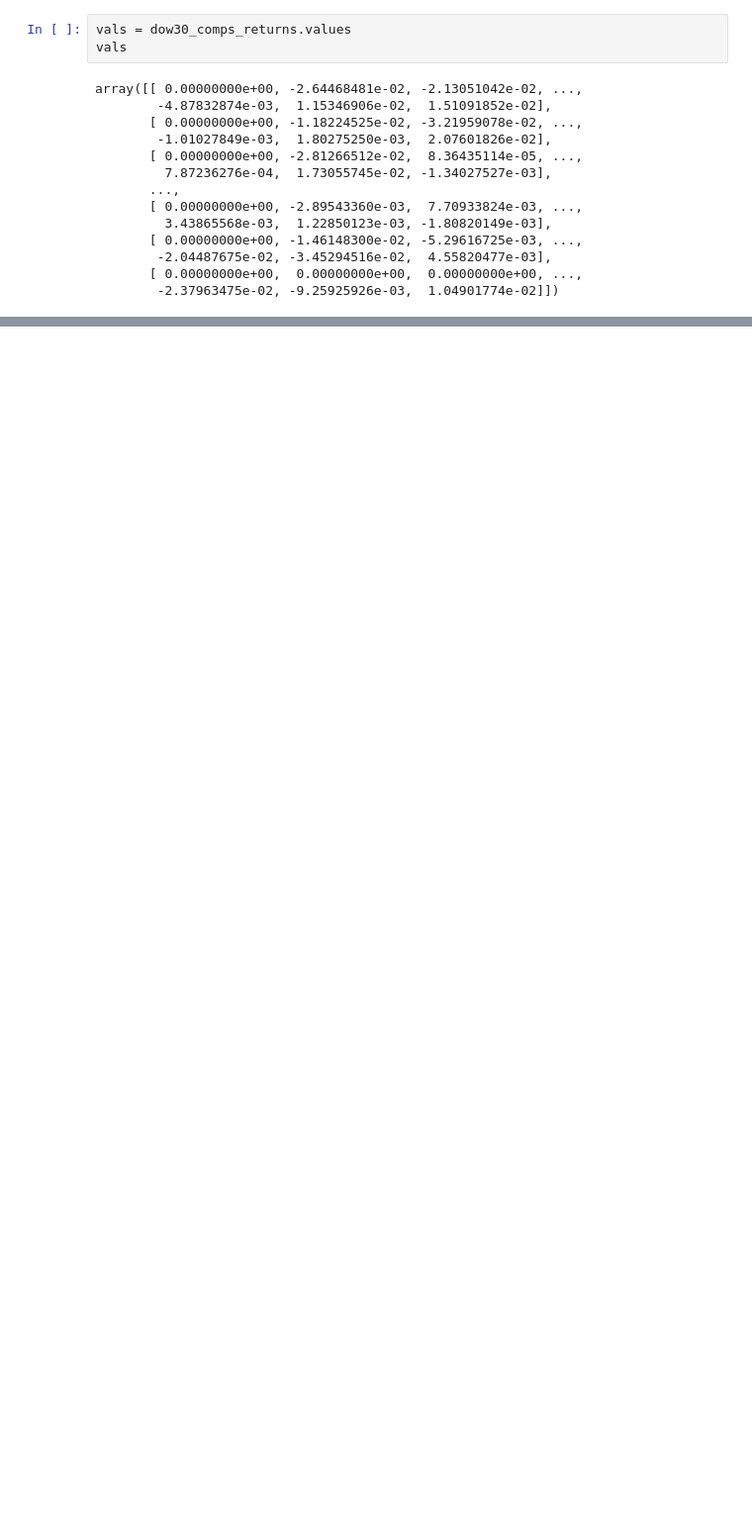
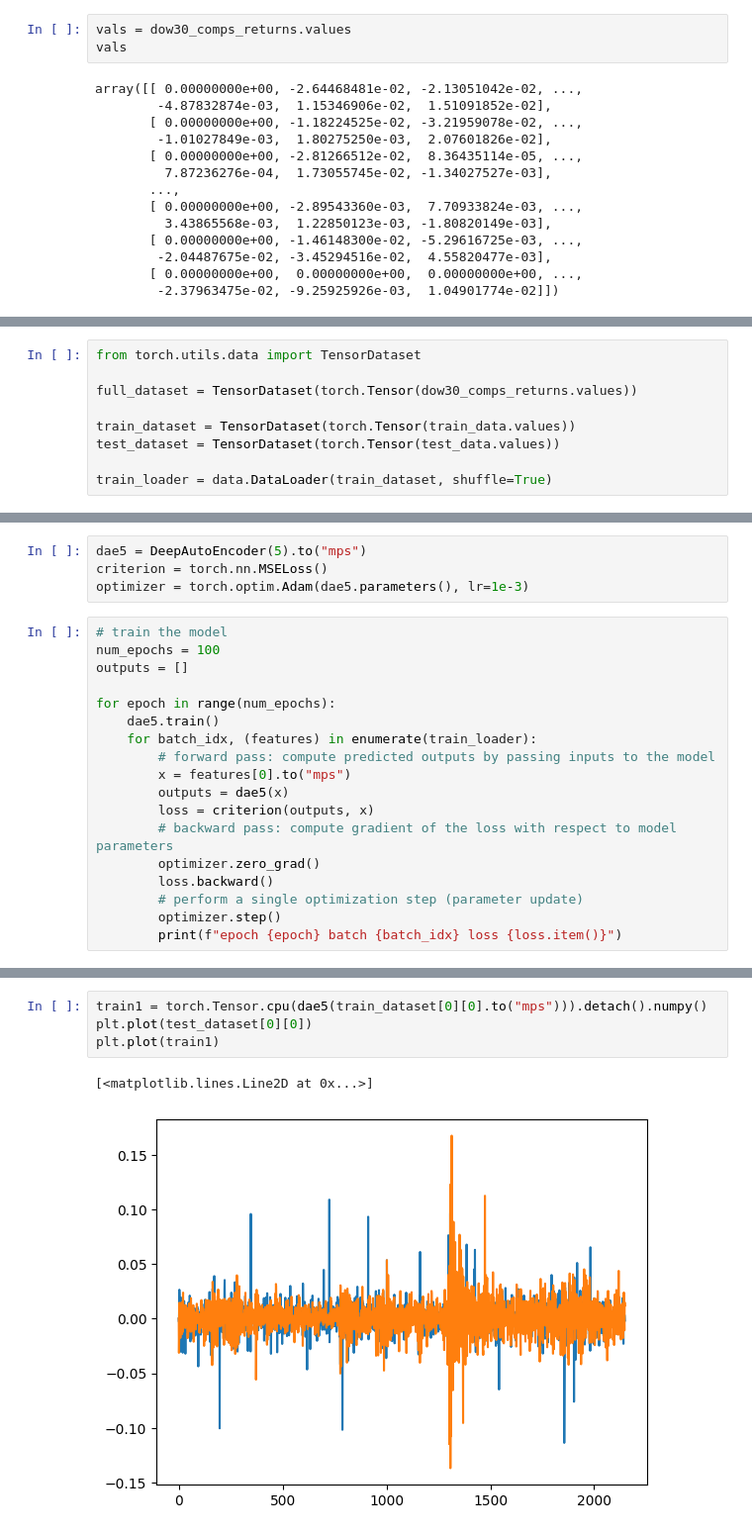
Before and after one commit to abhijay-agarwal/deep-learning-for-index-tracking, a Jupyter notebook: model.ipynb, the cells around one changed output, grey strips where cells are left out. Shown at 99% size. Drawn from its saved outputs; the diff is of its cells as text; blank space fills up the shorter version.

```diff
--- a/model.ipynb
+++ b/model.ipynb
@@ -346,0 +231,9 @@ plt.plot(test_dataset[2][0])
+# %%
+from torch.utils.data import TensorDataset
+
+full_dataset = TensorDataset(torch.Tensor(dow30_comps_returns.values))
+
+train_dataset = TensorDataset(torch.Tensor(train_data.values))
+test_dataset = TensorDataset(torch.Tensor(test_data.values))
+
+train_loader = data.DataLoader(train_dataset, shuffle=True)
@@ -346,0 +294,22 @@ plt.plot(test_dataset[2][0])
+# %%
+dae5 = DeepAutoEncoder(5).to("mps")
+criterion = torch.nn.MSELoss()
+optimizer = torch.optim.Adam(dae5.parameters(), lr=1e-3)
+# %%
+# train the model
+num_epochs = 100
+outputs = []
+
+for epoch in range(num_epochs):
+    dae5.train()
+    for batch_idx, (features) in enumerate(train_loader):
+        # forward pass: compute predicted outputs by passing inputs to the model
+        x = features[0].to("mps")
+        outputs = dae5(x)
+        loss = criterion(outputs, x)
+        # backward pass: compute gradient of the loss with respect to model parameters
+        optimizer.zero_grad()
+        loss.backward()
+        # perform a single optimization step (parameter update)
+        optimizer.step()
+        print(f"epoch {epoch} batch {batch_idx} loss {loss.item()}")
@@ -346,0 +342,7 @@ plt.plot(test_dataset[2][0])
+# %%
+train1 = torch.Tensor.cpu(dae5(train_dataset[0][0].to("mps"))).detach().numpy()
+plt.plot(test_dataset[0][0])
+plt.plot(train1)
+# %% [output]
+[<matplotlib.lines.Line2D at 0x...>]
+[figure, added]
```
Also changed, not shown: parts of 52 cells of this notebook.
